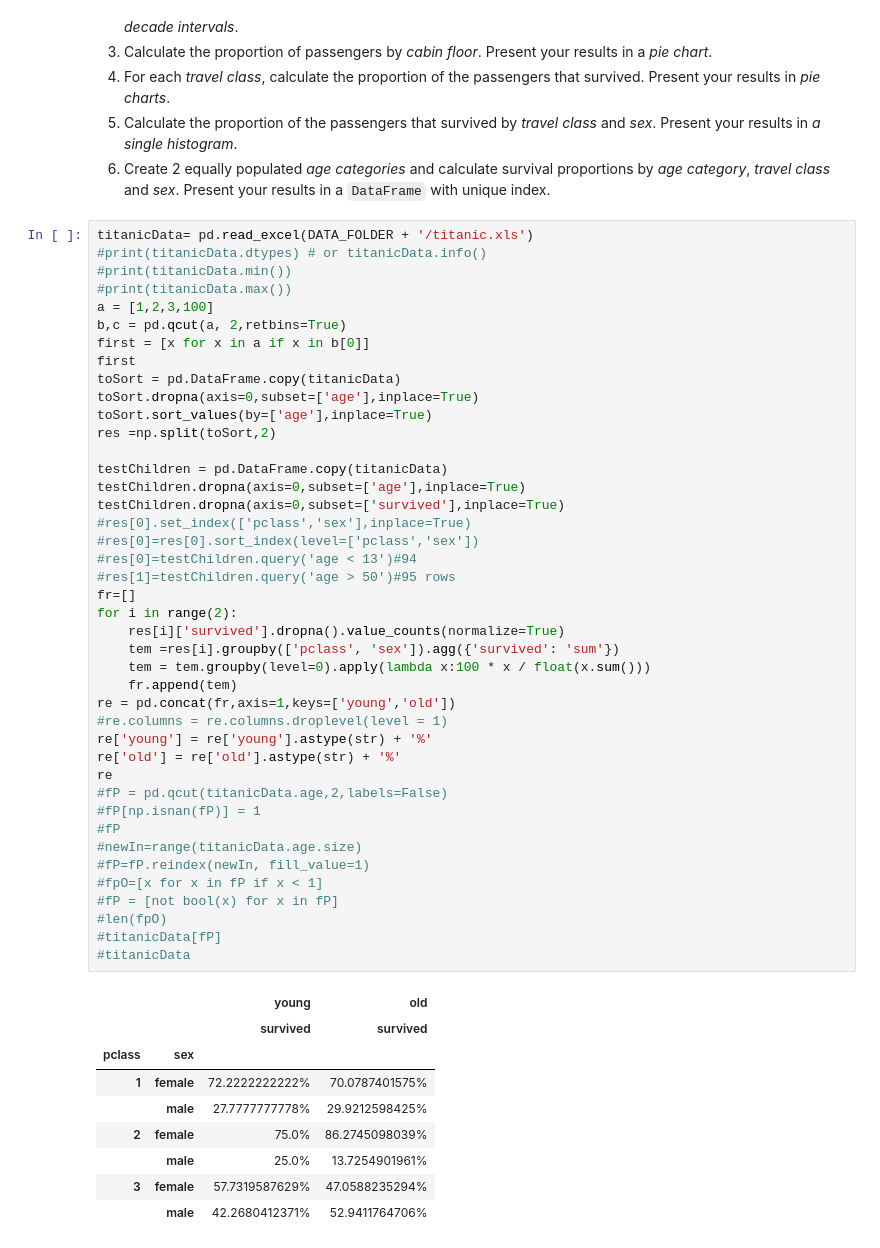
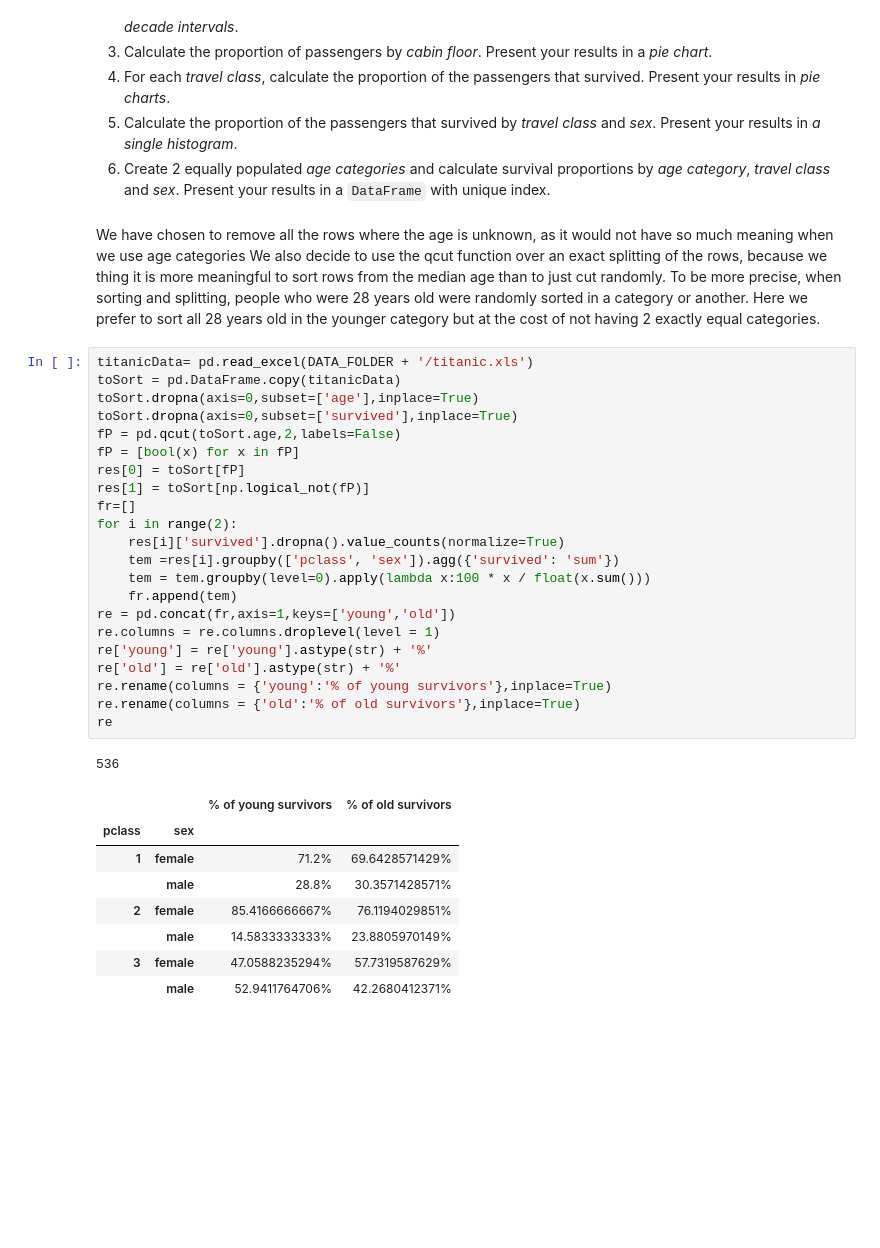
Before and after one commit to ImLemni/ada-epfl, a Jupyter notebook: 01-pandas/01-lemni/Homework 1.ipynb, the cells around one changed output. Cells and saved outputs as stored; diff of their text form; blank space fills up the shorter version.

```diff
--- a/01-pandas/01-lemni/Homework 1.ipynb
+++ b/01-pandas/01-lemni/Homework 1.ipynb
@@ -115,55 +117,41 @@ For each of the following questions state clearly your assumptions and discuss y
 4. For each *travel class*, calculate the proportion of the passengers that survived. Present your results in *pie charts*.
 5. Calculate the proportion of the passengers that survived by *travel class* and *sex*. Present your results in *a single histogram*.
 6. Create 2 equally populated *age categories* and calculate survival proportions by *age category*, *travel class* and *sex*. Present your results in a `DataFrame` with unique index.
+# %% [markdown]
+We have chosen to remove all the rows where the age is unknown, as it would not have so much meaning when we use age categories
+We also decide to use the qcut function over an exact splitting of the rows, because we thing it is more meaningful to sort
+rows from the median age than to just cut randomly. To be more precise, when sorting and splitting, people who were 28 years old were
+randomly sorted in a category or another. Here we prefer to sort all 28 years old in the younger category but at the cost of not having
+2 exactly equal categories.
 # %%
 titanicData= pd.read_excel(DATA_FOLDER + '/titanic.xls')
-#print(titanicData.dtypes) # or titanicData.info()
-#print(titanicData.min())
-#print(titanicData.max())
-a = [1,2,3,100]
-b,c = pd.qcut(a, 2,retbins=True)
-first = [x for x in a if x in b[0]]
-first
 toSort = pd.DataFrame.copy(titanicData)
 toSort.dropna(axis=0,subset=['age'],inplace=True)
-toSort.sort_values(by=['age'],inplace=True)
-res =np.split(toSort,2)
-
-testChildren = pd.DataFrame.copy(titanicData)
-testChildren.dropna(axis=0,subset=['age'],inplace=True)
-testChildren.dropna(axis=0,subset=['survived'],inplace=True)
-#res[0].set_index(['pclass','sex'],inplace=True)
-#res[0]=res[0].sort_index(level=['pclass','sex'])
-#res[0]=testChildren.query('age < 13')#94
-#res[1]=testChildren.query('age > 50')#95 rows
+toSort.dropna(axis=0,subset=['survived'],inplace=True)
+fP = pd.qcut(toSort.age,2,labels=False)
+fP = [bool(x) for x in fP]
+res[0] = toSort[fP]
+res[1] = toSort[np.logical_not(fP)]
 fr=[]
 for i in range(2):
     res[i]['survived'].dropna().value_counts(normalize=True)
     tem =res[i].groupby(['pclass', 'sex']).agg({'survived': 'sum'})
     tem = tem.groupby(level=0).apply(lambda x:100 * x / float(x.sum()))
     fr.append(tem)
 re = pd.concat(fr,axis=1,keys=['young','old'])
-#re.columns = re.columns.droplevel(level = 1)
+re.columns = re.columns.droplevel(level = 1)
 re['young'] = re['young'].astype(str) + '%'
 re['old'] = re['old'].astype(str) + '%'
+re.rename(columns = {'young':'% of young survivors'},inplace=True)
+re.rename(columns = {'old':'% of old survivors'},inplace=True)
 re
-#fP = pd.qcut(titanicData.age,2,labels=False)
-#fP[np.isnan(fP)] = 1
-#fP
-#newIn=range(titanicData.age.size)
-#fP=fP.reindex(newIn, fill_value=1)
-#fpO=[x for x in fP if x < 1]
-#fP = [not bool(x) for x in fP]
-#len(fpO)
-#titanicData[fP]
-#titanicData
 # %% [output]
+536
-|  |  | young | old |
-|  |  | survived | survived |
+|  |  | % of young survivors | % of old survivors |
 | pclass | sex |  |  |
-| 1 | female | 72.2222222222% | 70.0787401575% |
-|  | male | 27.7777777778% | 29.9212598425% |
-| 2 | female | 75.0% | 86.2745098039% |
-|  | male | 25.0% | 13.7254901961% |
-| 3 | female | 57.7319587629% | 47.0588235294% |
-|  | male | 42.2680412371% | 52.9411764706% |
+| 1 | female | 71.2% | 69.6428571429% |
+|  | male | 28.8% | 30.3571428571% |
+| 2 | female | 85.4166666667% | 76.1194029851% |
+|  | male | 14.5833333333% | 23.8805970149% |
+| 3 | female | 47.0588235294% | 57.7319587629% |
+|  | male | 52.9411764706% | 42.2680412371% |
```
Also changed, not shown: parts of 3 cells of this notebook.
